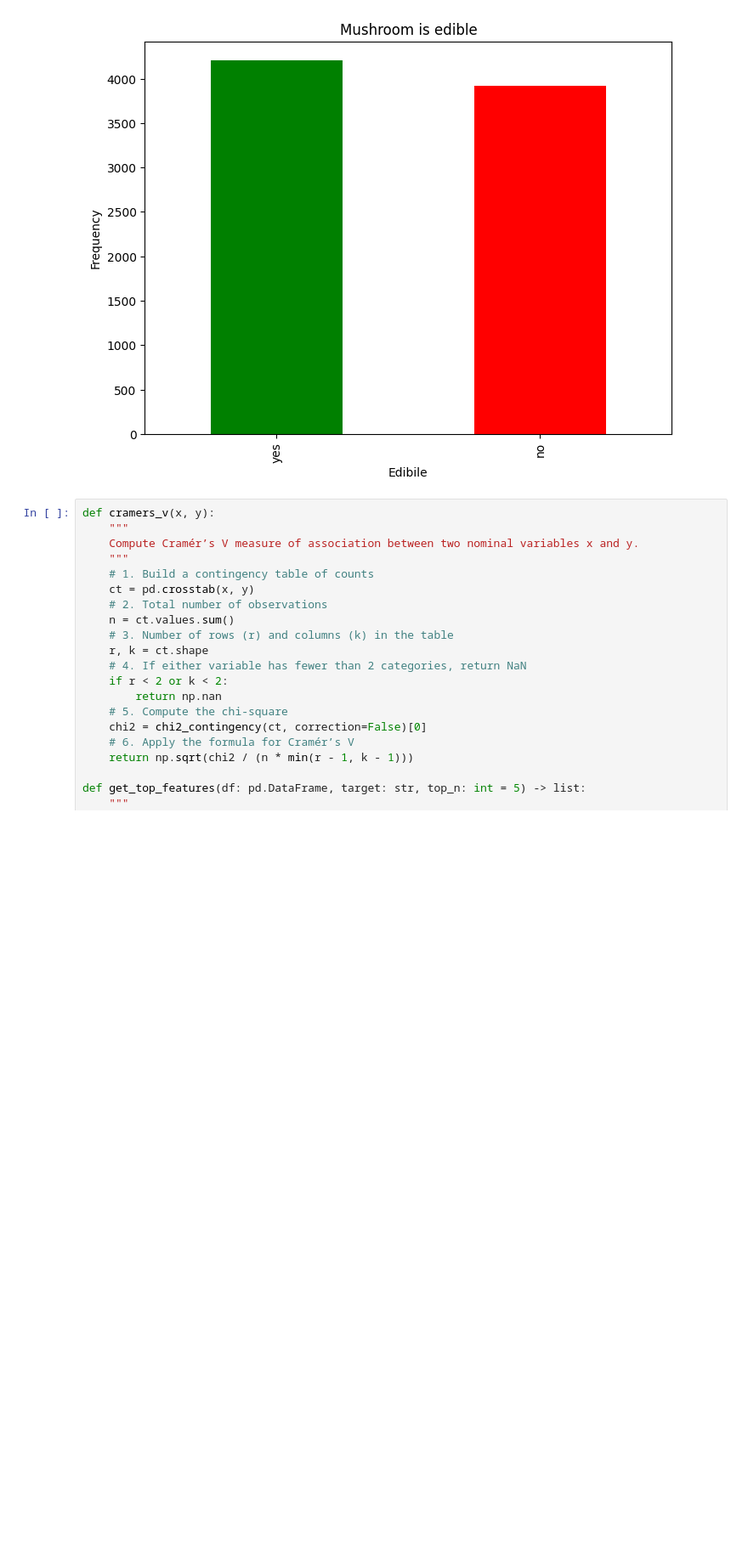
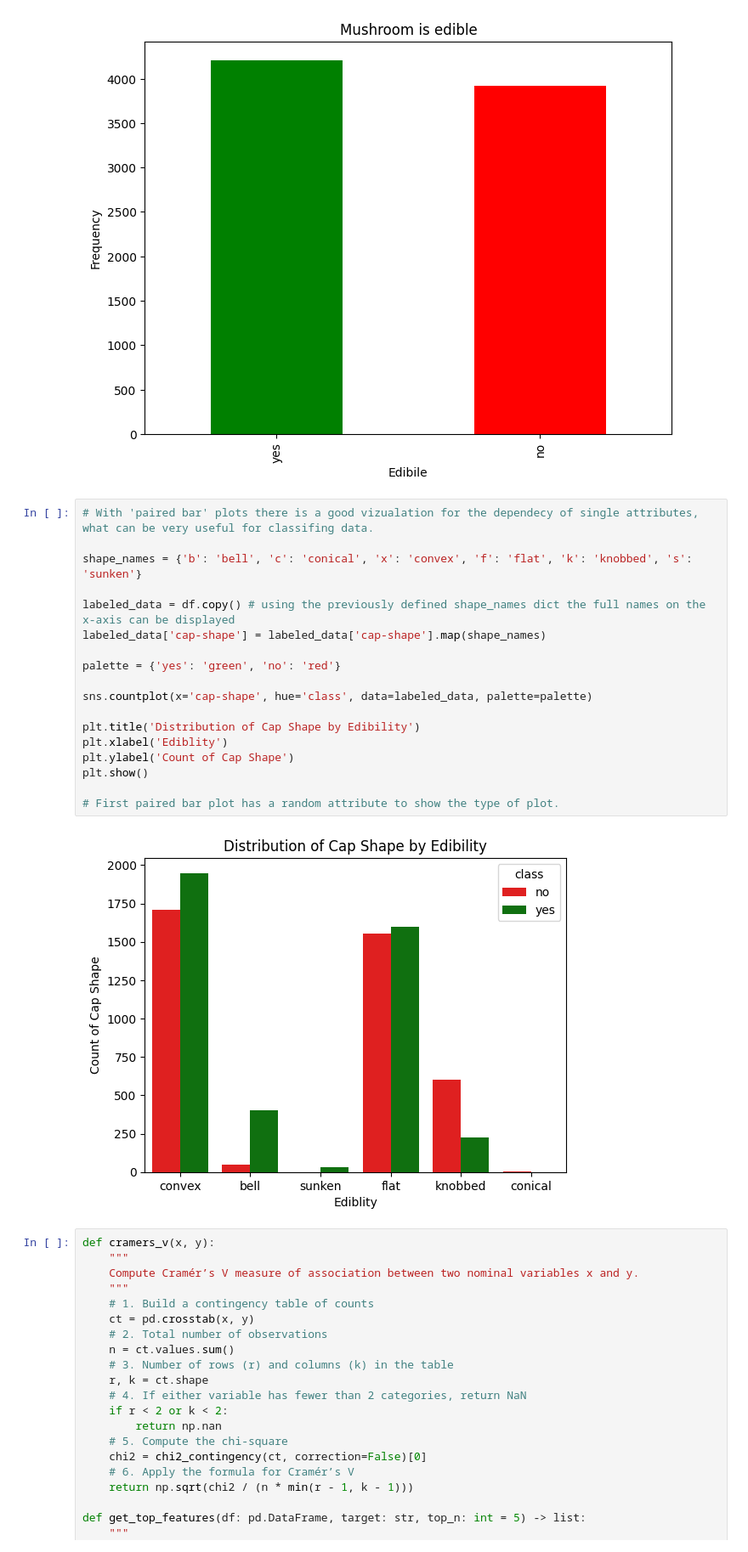
Before and after one commit to alarmedWater/ML, a Jupyter notebook: Mushroom Edibility Classification.ipynb, the cells around one changed output. Shown: that part at 85% size. Saved outputs shown, nothing was run; the diff lists cells and outputs as text; blank space fills up the shorter version.

Commit message:
ersten paired bar plot hinzu

```diff
--- a/Mushroom Edibility Classification.ipynb
+++ b/Mushroom Edibility Classification.ipynb
@@ -213,6 +213,26 @@ plt.ylabel('Frequency')
 plt.show()
 # %% [output]
 [figure]
+# %%
+# With 'paired bar' plots there is a good vizualation for the dependecy of single attributes, what can be very useful for classifing data.
+
+shape_names = {'b': 'bell', 'c': 'conical', 'x': 'convex', 'f': 'flat', 'k': 'knobbed', 's': 'sunken'}
+
+labeled_data = df.copy() # using the previously defined shape_names dict the full names on the x-axis can be displayed
+labeled_data['cap-shape'] = labeled_data['cap-shape'].map(shape_names)
+
+palette = {'yes': 'green', 'no': 'red'}
+
+sns.countplot(x='cap-shape', hue='class', data=labeled_data, palette=palette)
+
+plt.title('Distribution of Cap Shape by Edibility')
+plt.xlabel('Ediblity')
+plt.ylabel('Count of Cap Shape')
+plt.show()
+
+# First paired bar plot has a random attribute to show the type of plot.
+# %% [output]
+[figure, added]
 # %%
 def cramers_v(x, y):
     """
```
Also changed, not shown: parts of 2 cells of this notebook.
